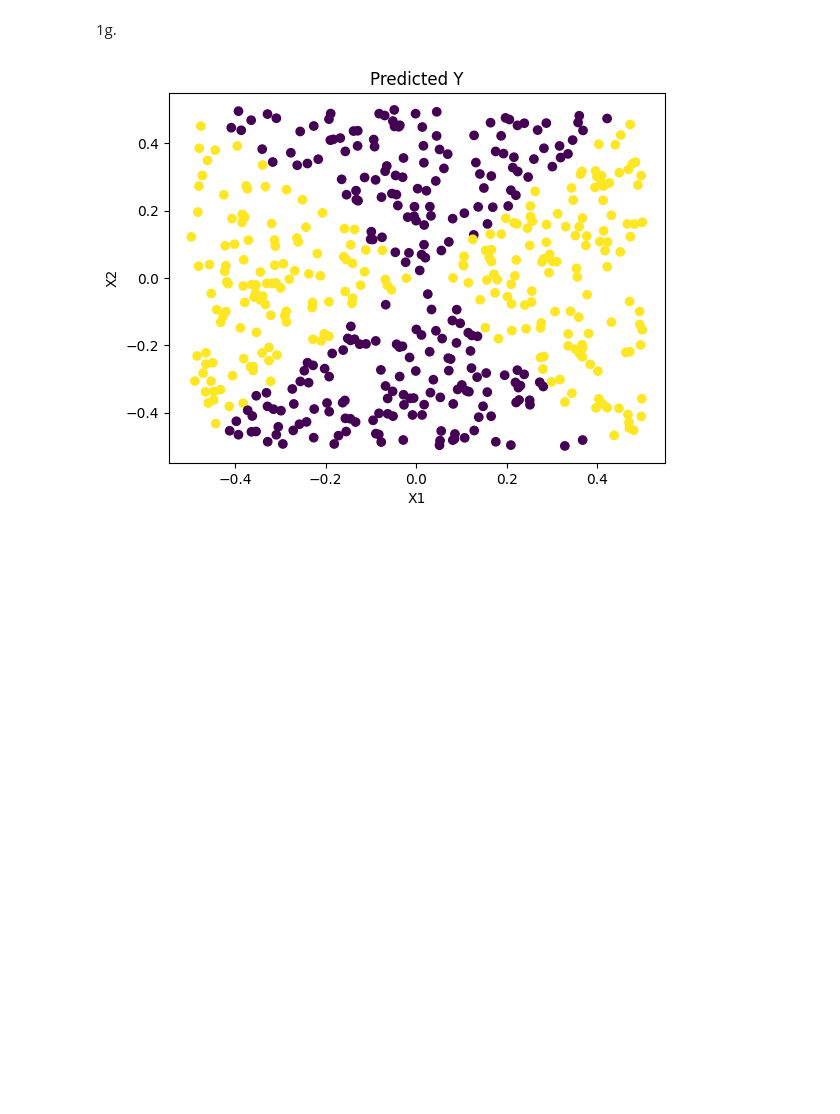
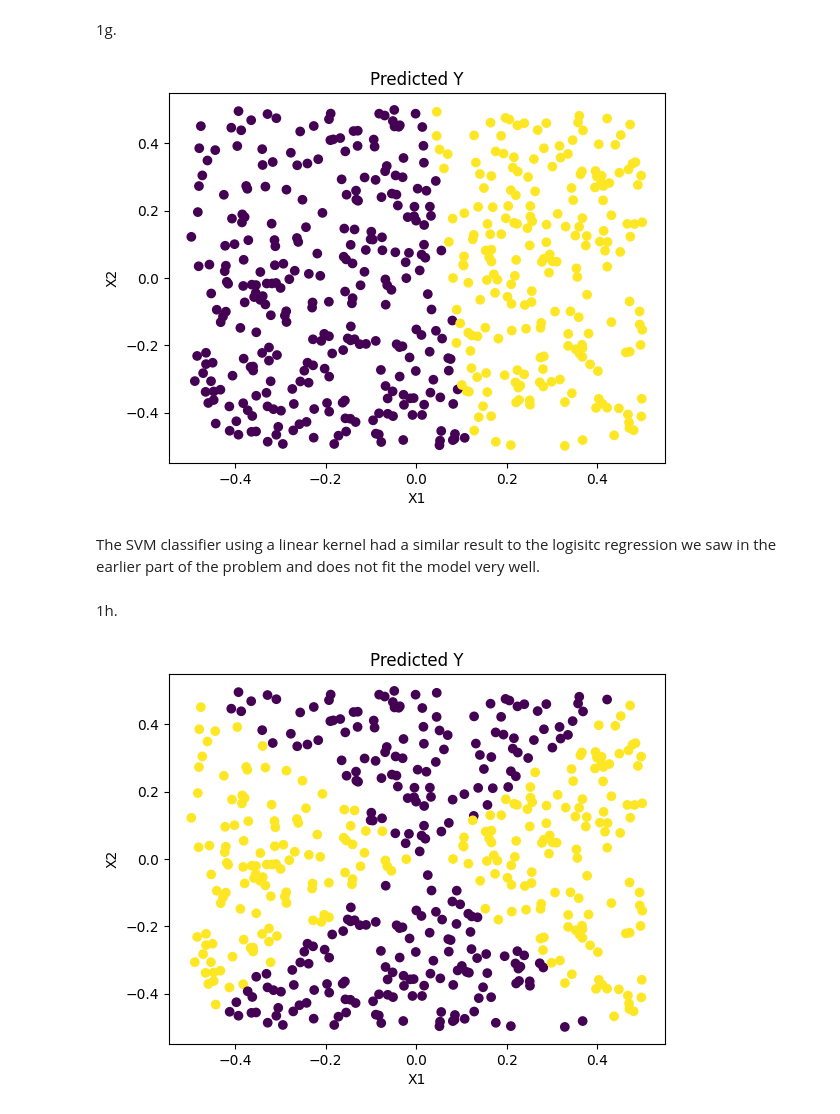
Before and after one commit to bhnord/CS4342, a Jupyter notebook: Assignment 6 Code/Assignment6.ipynb, the cells around one changed output. Drawn from its saved outputs; the diff is of its cells as text; code cells hidden in the pictures; blank space fills up the shorter version.

```diff
--- a/Assignment 6 Code/Assignment6.ipynb
+++ b/Assignment 6 Code/Assignment6.ipynb
@@ -64,6 +64,21 @@ plt.show()
 [figure]
 # %% [markdown]
 1g.
+# %%
+clf = make_pipeline(StandardScaler(), SVC(gamma='auto', kernel='linear'))
+clf.fit(X, y)
+ypred = clf.predict(X)
+plt.scatter(X1, X2, c=ypred)
+plt.title("Predicted Y")
+plt.xlabel("X1")
+plt.ylabel("X2")
+plt.show()
+# %% [output]
+[figure, added]
+# %% [markdown]
+The SVM classifier using a linear kernel had a similar result to the logisitc regression we saw in the earlier part of the problem and does not fit the model very well.
+# %% [markdown]
+1h.
 # %%
 clf = make_pipeline(StandardScaler(), SVC(gamma='auto'))
 clf.fit(X, y)
```
Also changed, not shown: parts of 2 cells of this notebook, 1 other file.
